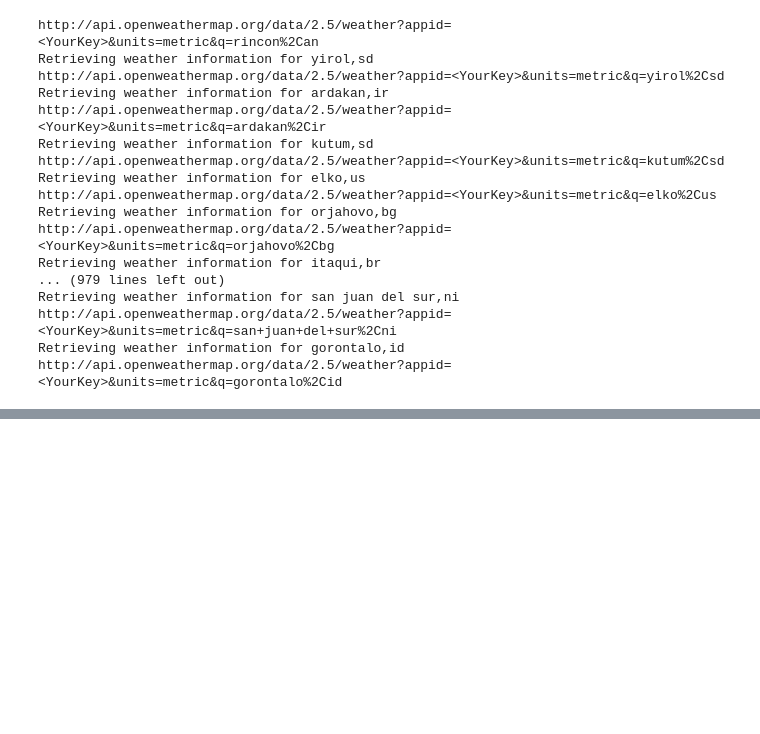
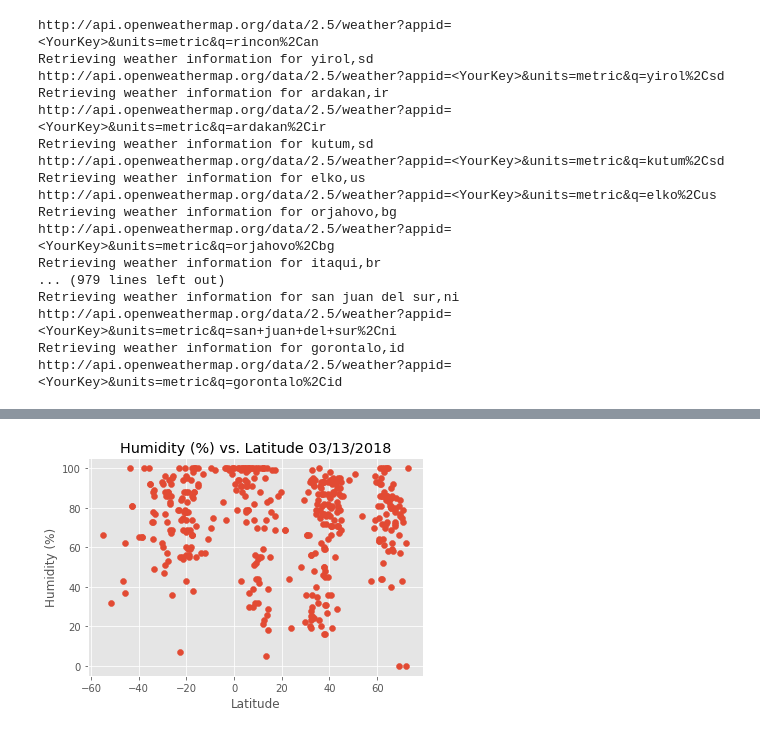
Before and after one commit to APK500/PythonAPI-Homework-WeatherPy, a Jupyter notebook: S_Version.ipynb, the cells around one changed output, grey strips where cells are left out. Saved outputs shown, nothing was run; the diff lists cells and outputs as text; code cells hidden in the pictures; blank space fills up the shorter version.

```diff
--- a/S_Version.ipynb
+++ b/S_Version.ipynb
@@ -179,0 +180,13 @@ NameError: name 'samplecity' is not defined
+# %%
+#  HUMIDITY VS LATITUDE
+
+# plt.scatter(latitude,humidity)
+plt.scatter(selected_cities['Latitude'], selected_cities['Humidity'])
+plt.title(f"Humidity (%) vs. Latitude {date}")
+plt.xlabel("Latitude")
+plt.ylabel("Humidity (%)")
+plt.style.use('ggplot')
+plt.savefig("Humidity.png")
+plt.show()
+# %% [output]
+[figure, added]
```
Also changed, not shown: parts of 2 cells of this notebook, 3 other files.
